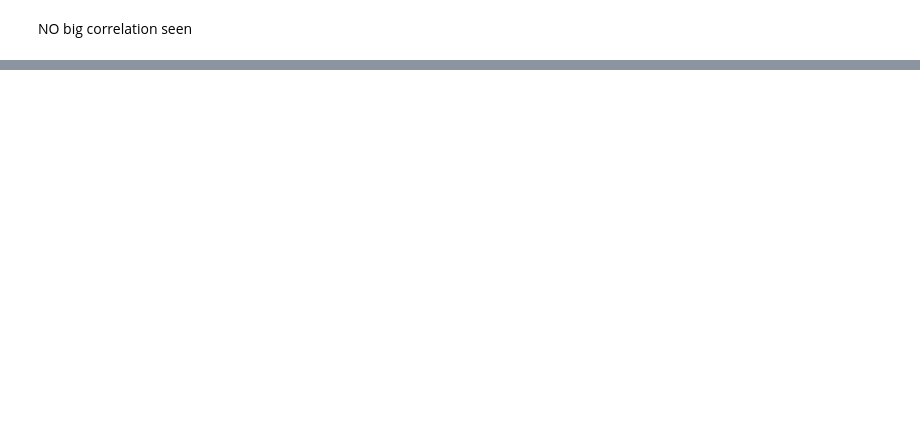
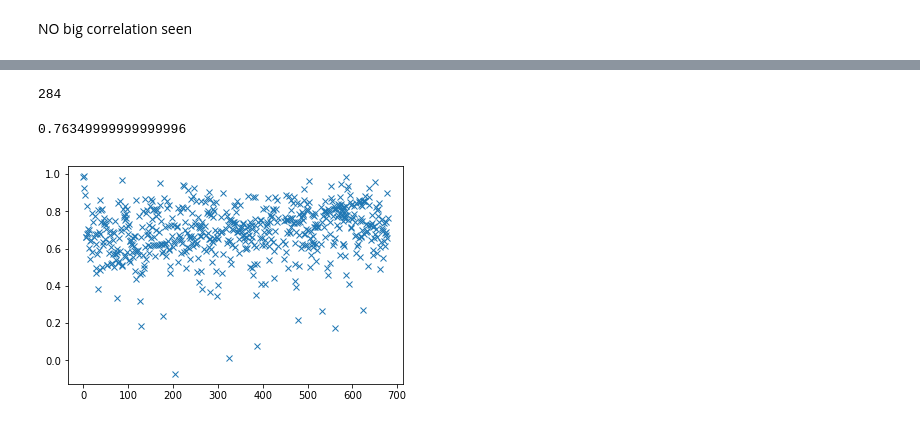
Before and after one commit to jinyeom/dh18, a Jupyter notebook: DisabilityAnalysis.ipynb, the cells around one changed output, grey strips where cells are left out. Cells and saved outputs as stored; diff of their text form; code cells hidden in the pictures; blank space fills up the shorter version.

```diff
--- a/DisabilityAnalysis.ipynb
+++ b/DisabilityAnalysis.ipynb
@@ -107,0 +115,8 @@ NO big correlation seen
+# %%
+# find the amount of people repeating with respect to the total enrolment
+# find enrolment in state
+individual_enrol = np.transpose(sum(np.transpose(boys_all.values)) + sum(np.transpose(girls_all.values)))
+
+# ratio of students repeating to students enroled in each district
+repeat_district = repeat_individual/individual_enrol
+print(repeat_district)
@@ -107,0 +141,29 @@ NO big correlation seen
+# %%
+literacy_rate = education_data.loc[:, "OVERALL_LI"]
+
+literacy_rate.head()
+
+#cost_function  = 1.6*literacy_rate/100 + 1.2(Repeat_ratio)
+LITERACY_WEIGHT = 2.6
+REPEAT_WEIGHT = 1000
+
+cost_func = (literacy_rate - (REPEAT_WEIGHT*repeat_district))/100
+
+data_small["cost_val"] = cost_func
+# %%
+temp = cost_func.argsort()
+len(cost_func)
+ranks = np.empty_like(temp)
+ranks[temp] = np.arange(len(cost_func))
+# %%
+print(np.argmax(ranks))
+
+data_small.loc[284,"cost_val"]
+# %% [output]
+284
+0.76349999999999996
+# %%
+plt.plot(ranks,cost_func,'x')
+plt.show()
+# %% [output]
+[figure, added]
```
Also changed, not shown: parts of 6 cells of this notebook.
